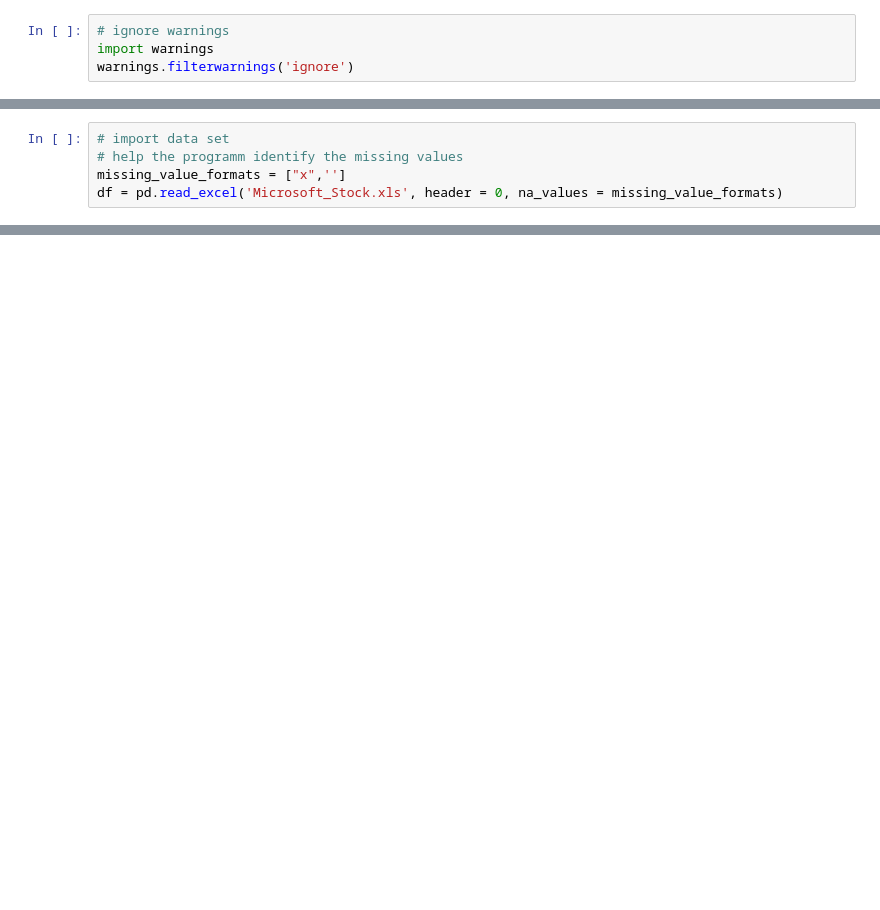
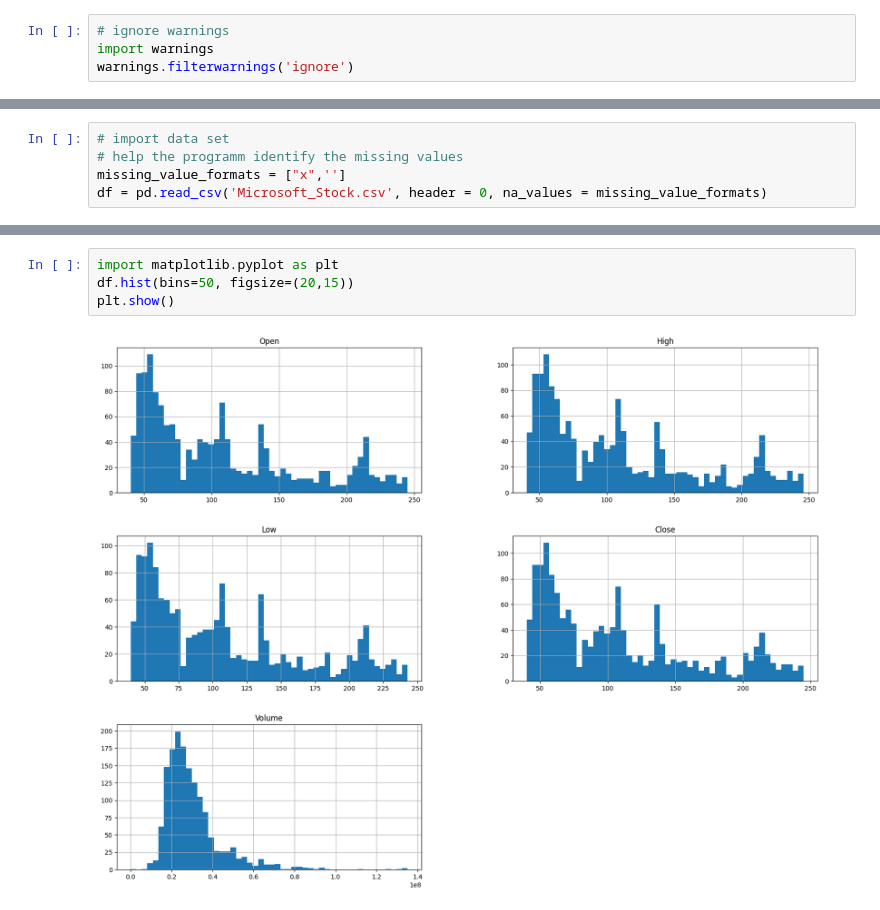
Before and after one commit to Midigan/Joint-CA2-Machine-Learning-for-Business, a Jupyter notebook: CA2 MLB and DV Integrated.ipynb, the cells around one changed output, grey strips where cells are left out. Saved outputs shown, nothing was run; the diff lists cells and outputs as text; blank space fills up the shorter version.

```diff
--- a/CA2 MLB and DV Integrated.ipynb
+++ b/CA2 MLB and DV Integrated.ipynb
@@ -13,4 +16,4 @@ from statsmodels.graphics.tsaplots import plot_acf, plot_pacf
 # import data set
 # help the programm identify the missing values
 missing_value_formats = ["x",'']
-df = pd.read_excel('Microsoft_Stock.xls', header = 0, na_values = missing_value_formats)
+df = pd.read_csv('Microsoft_Stock.csv', header = 0, na_values = missing_value_formats)
@@ -18,0 +68,6 @@ FileNotFoundError: [Errno 2] No such file or directory: 'Microsoft_Stock.xls'
+# %%
+import matplotlib.pyplot as plt
+df.hist(bins=50, figsize=(20,15))
+plt.show()
+# %% [output]
+[figure, added]
```
Also changed, not shown: parts of 11 cells of this notebook.
